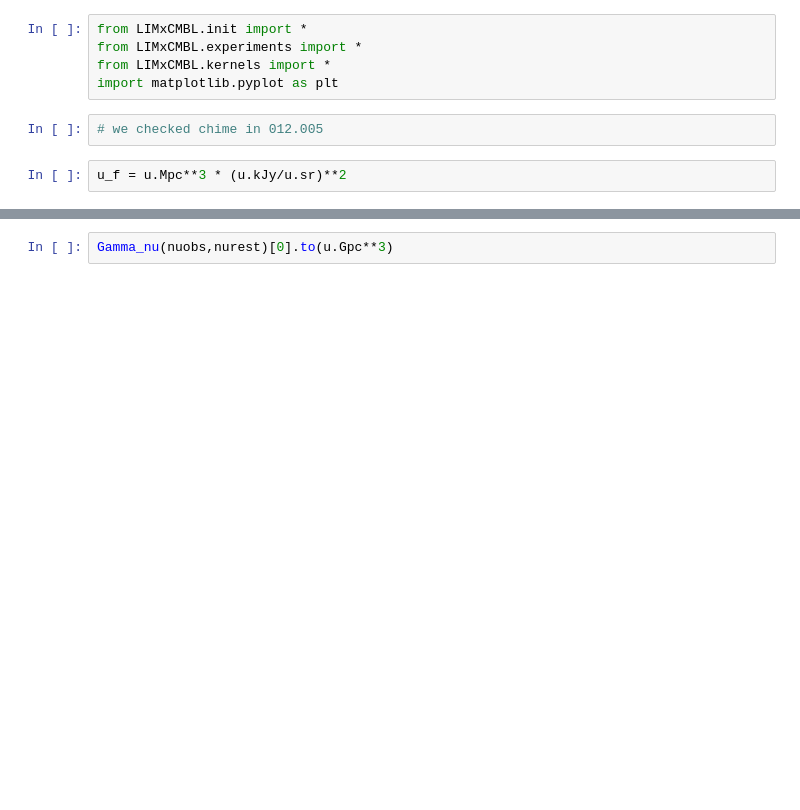
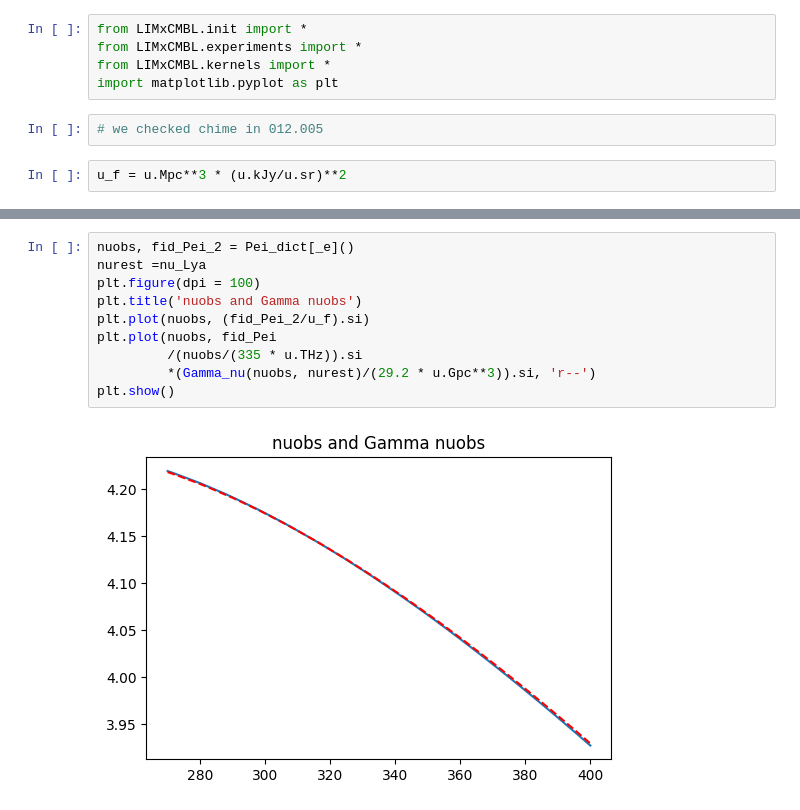
Before and after one commit to DelonShen/LIMxCMBL, a Jupyter notebook: 012.006.2025-04-26-check-intuit.ipynb, the cells around one changed output, grey strips where cells are left out. Cells and saved outputs as stored; diff of their text form; blank space fills up the shorter version.

```diff
--- a/012.006.2025-04-26-check-intuit.ipynb
+++ b/012.006.2025-04-26-check-intuit.ipynb
@@ -72,2 +58,12 @@ PeI_intuit = ((nuobs/(270 * u.THz))**(-1) *
-# %%
-Gamma_nu(nuobs,nurest)[0].to(u.Gpc**3)
+# %%
+nuobs, fid_Pei_2 = Pei_dict[_e]()
+nurest =nu_Lya
+plt.figure(dpi = 100)
+plt.title('nuobs and Gamma nuobs')
+plt.plot(nuobs, (fid_Pei_2/u_f).si)
+plt.plot(nuobs, fid_Pei
+         /(nuobs/(335 * u.THz)).si
+         *(Gamma_nu(nuobs, nurest)/(29.2 * u.Gpc**3)).si, 'r--')
+plt.show()
+# %% [output]
+[figure, added]
```
Also changed, not shown: parts of 11 cells of this notebook, 2 other files.
